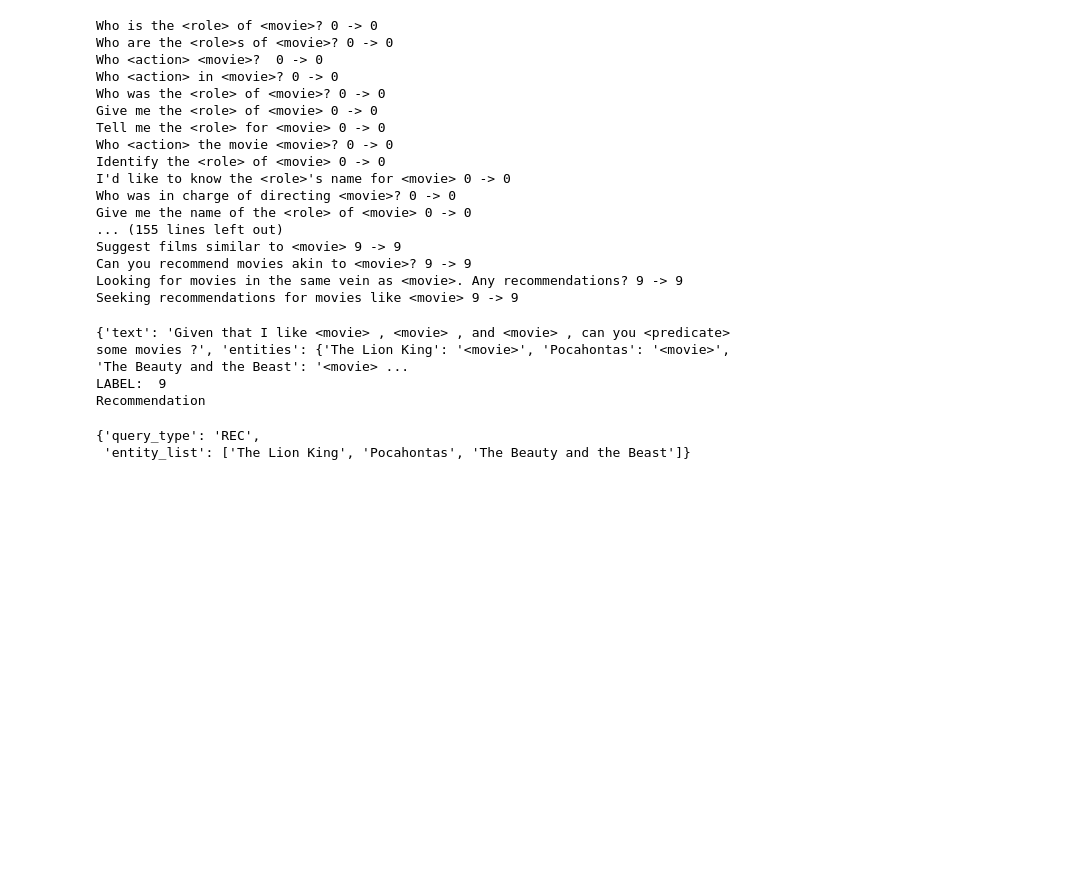
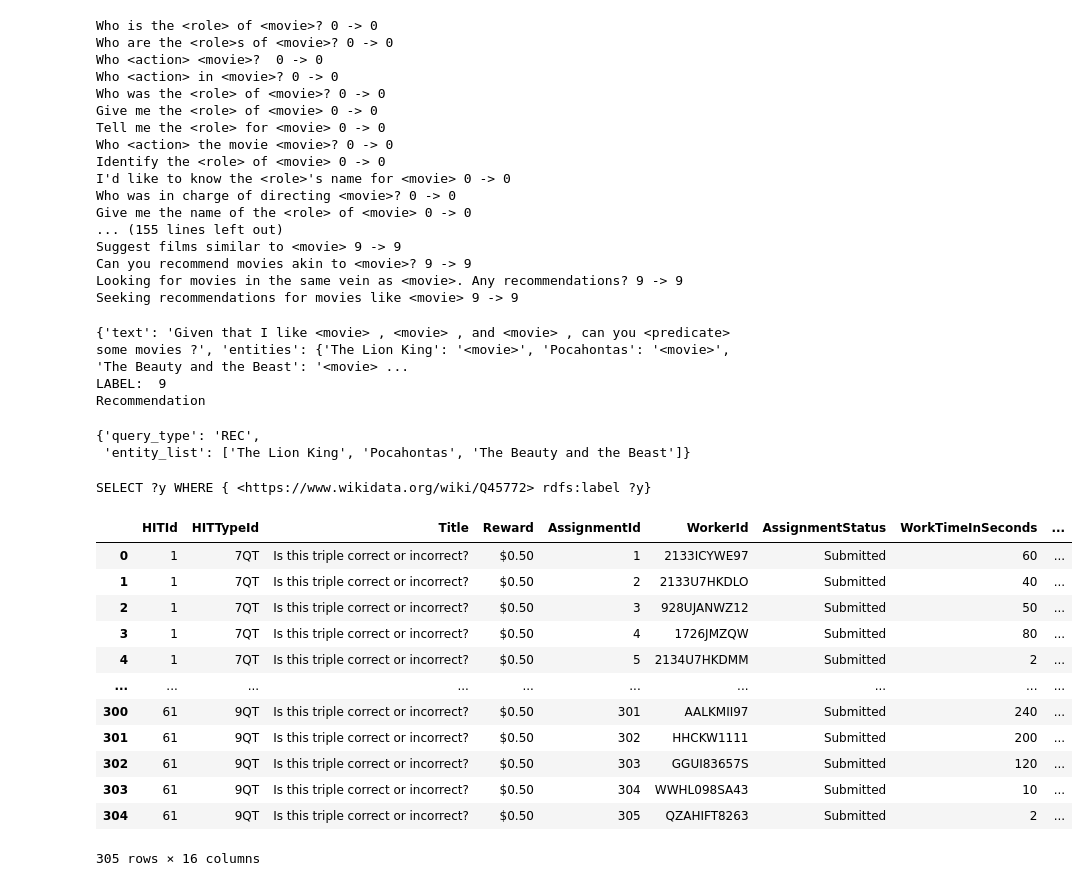
Before and after one commit to JorgeOrtizV/IntelligentConversationalAgent_ATAI, a Jupyter notebook: NER_test.ipynb, the cells around one changed output. Saved outputs shown, nothing was run; the diff lists cells and outputs as text; code cells hidden in the pictures; blank space fills up the shorter version.

```diff
--- a/NER_test.ipynb
+++ b/NER_test.ipynb
@@ -1076,3 +1061,44 @@ Recommendation
 inference_res["entity_list"]
 # %%
 query_list
+# %%
+test_query = 'SELECT ?imdbId WHERE { <movie> rdfs:label ?imdbId }'
+test_q = 'SELECT ?y WHERE { <movie> rdfs:label ?y}'
+test_query_2 = 'SELECT ?y WHERE { ?x <action/role> <name> . ?x rdfs:label ?y . ?x wdt:P136 <genre> . }'
+
+test_query_3 = 'SELECT ?lbl WHERE { SELECT ?movie ?lbl ?rating WHERE { ?movie wdt:P31 wd:Q11424 . ?movie ddis:rating ?rating . ?movie wdt:P136 <genre> . ?movie rdfs:label ?lbl . } ORDER BY DESC(?rating) LIMIT 10}'
+
+test_q = test_q.replace("<movie>", "<https://www.wikidata.org/wiki/Q45772>")
+
+print(test_q)
+result = graph.query(prefix_string+ test_q)
+
+for s in result:
+    print(str(s))
+# %% [output]
+SELECT ?y WHERE { <https://www.wikidata.org/wiki/Q45772> rdfs:label ?y}
+# %%
+# Incorporating Crowdsourcing
+import csv
+import pandas as pd
+import plotly.express as px
+
+crowd_data_file = "data/crowd_data.tsv"
+
+crowd_df = pd.read_csv(crowd_data_file,sep="\t")
+
+crowd_df
+# %% [output]
+|  | HITId | HITTypeId | Title | Reward | AssignmentId | WorkerId | AssignmentStatus | WorkTimeInSeconds | ... |
+| 0 | 1 | 7QT | Is this triple correct or incorrect? | $0.50 | 1 | 2133ICYWE97 | Submitted | 60 | ... |
+| 1 | 1 | 7QT | Is this triple correct or incorrect? | $0.50 | 2 | 2133U7HKDLO | Submitted | 40 | ... |
+| 2 | 1 | 7QT | Is this triple correct or incorrect? | $0.50 | 3 | 928UJANWZ12 | Submitted | 50 | ... |
+| 3 | 1 | 7QT | Is this triple correct or incorrect? | $0.50 | 4 | 1726JMZQW | Submitted | 80 | ... |
+| 4 | 1 | 7QT | Is this triple correct or incorrect? | $0.50 | 5 | 2134U7HKDMM | Submitted | 2 | ... |
+| ... | ... | ... | ... | ... | ... | ... | ... | ... | ... |
+| 300 | 61 | 9QT | Is this triple correct or incorrect? | $0.50 | 301 | AALKMII97 | Submitted | 240 | ... |
+| 301 | 61 | 9QT | Is this triple correct or incorrect? | $0.50 | 302 | HHCKW1111 | Submitted | 200 | ... |
+| 302 | 61 | 9QT | Is this triple correct or incorrect? | $0.50 | 303 | GGUI83657S | Submitted | 120 | ... |
+| 303 | 61 | 9QT | Is this triple correct or incorrect? | $0.50 | 304 | WWHL098SA43 | Submitted | 10 | ... |
+| 304 | 61 | 9QT | Is this triple correct or incorrect? | $0.50 | 305 | QZAHIFT8263 | Submitted | 2 | ... |
+305 rows × 16 columns
```
Also changed, not shown: parts of 14 cells of this notebook, 2 other files.
